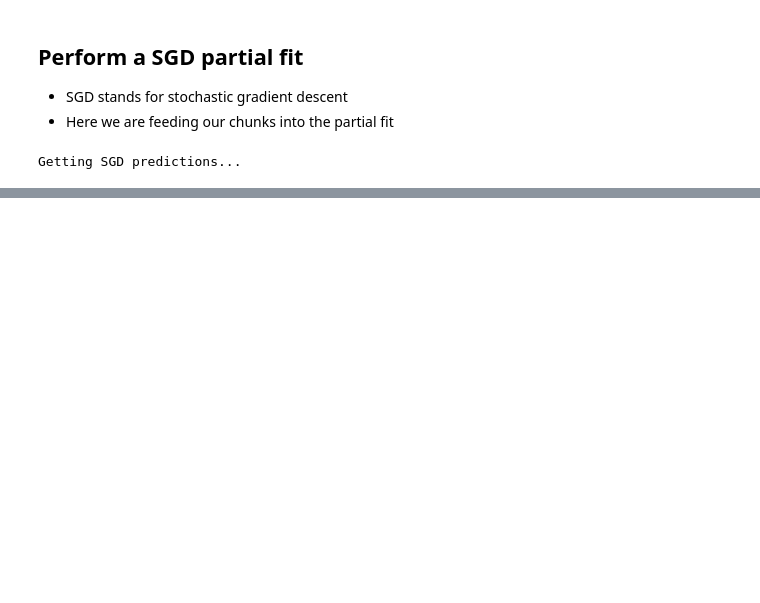
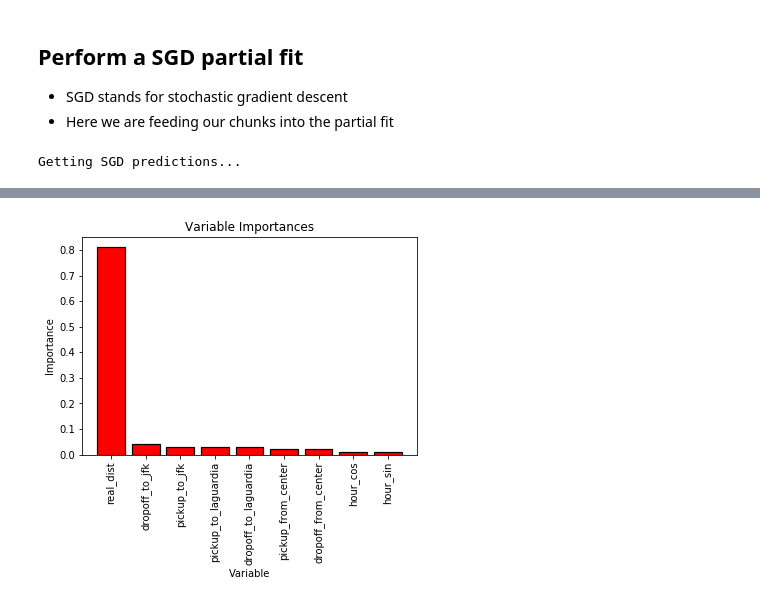
Before and after one commit to austinv211/PredictingTaxiFares, a Jupyter notebook: farePrediction.ipynb, the cells around one changed output, grey strips where cells are left out. Cells and saved outputs as stored; diff of their text form; code cells hidden in the pictures; blank space fills up the shorter version.

```diff
--- a/farePrediction.ipynb
+++ b/farePrediction.ipynb
@@ -271,0 +397,13 @@ building tree 50 of 50
+# %%
+def plot_feature_importances_bar(feature_importances):
+    %matplotlib inline
+    x_values = list(range(len(feature_importances)))
+    plt.bar(x_values, [i[1] for i in feature_importances], orientation = 'vertical', color = 'r', edgecolor = 'k', linewidth = 1.2)
+    plt.xticks(x_values, [i[0] for i in feature_importances], rotation='vertical')
+    plt.ylabel('Importance')
+    plt.xlabel('Variable')
+    plt.title('Variable Importances')
+
+plot_feature_importances_bar(feature_importances)
+# %% [output]
+[figure, added]
```
Also changed, not shown: parts of 9 cells of this notebook.
